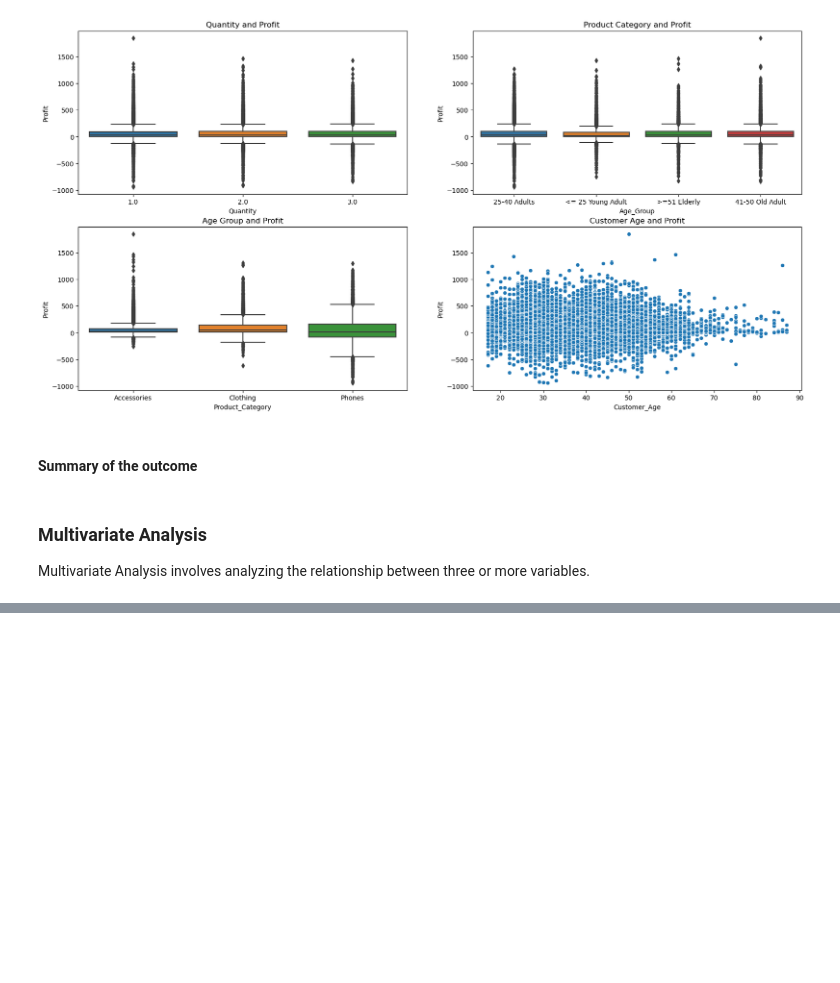
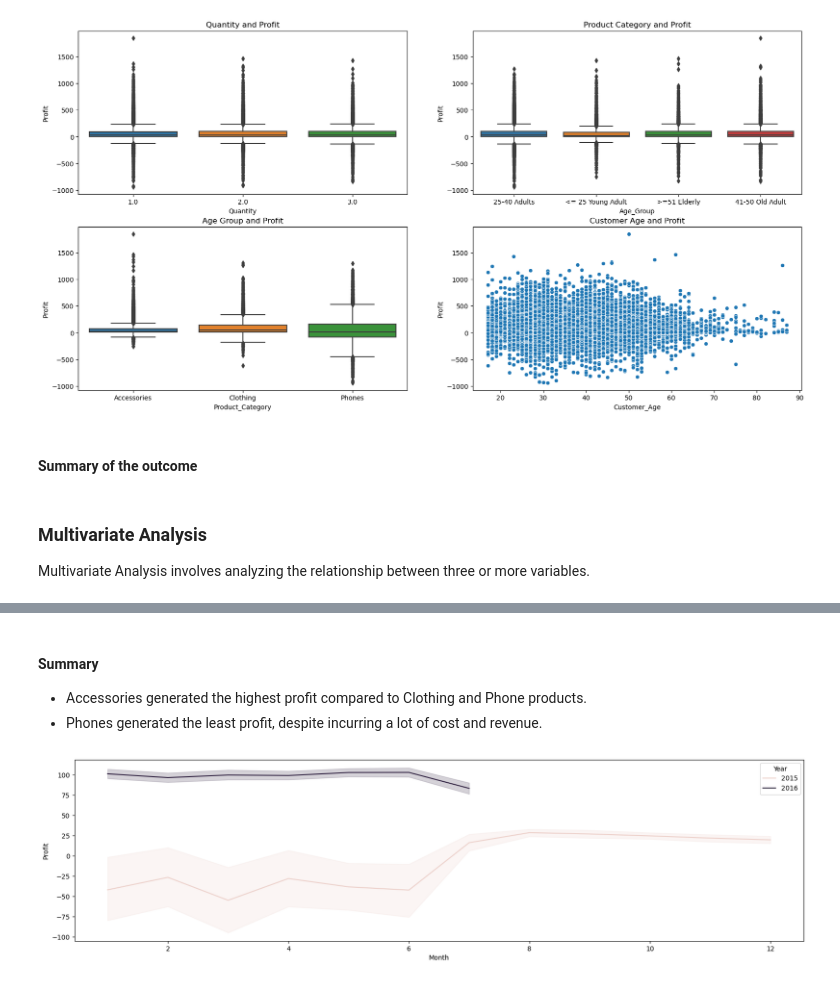
Before and after one commit to chemutai254/ML_Projects, a Jupyter notebook: EDA/Dune_Sales_Analysis.ipynb, the cells around one changed output, grey strips where cells are left out. Cells and saved outputs as stored; diff of their text form; code cells hidden in the pictures; blank space fills up the shorter version.

```diff
--- a/EDA/Dune_Sales_Analysis.ipynb
+++ b/EDA/Dune_Sales_Analysis.ipynb
@@ -496,0 +528,11 @@ Multivariate Analysis involves analyzing the relationship between three or more
+# %% [markdown]
+#### Summary
+- Accessories generated the highest profit compared to Clothing and Phone products.
+- Phones generated the least profit, despite incurring a lot of cost and revenue.
+# %%
+# Gives a trend line
+plt.figure(figsize=(20,5))
+
+sns.lineplot(x="Month", y="Profit", data=df, hue="Year");
+# %% [output]
+[figure, added]
```
Also changed, not shown: parts of 12 cells of this notebook.
